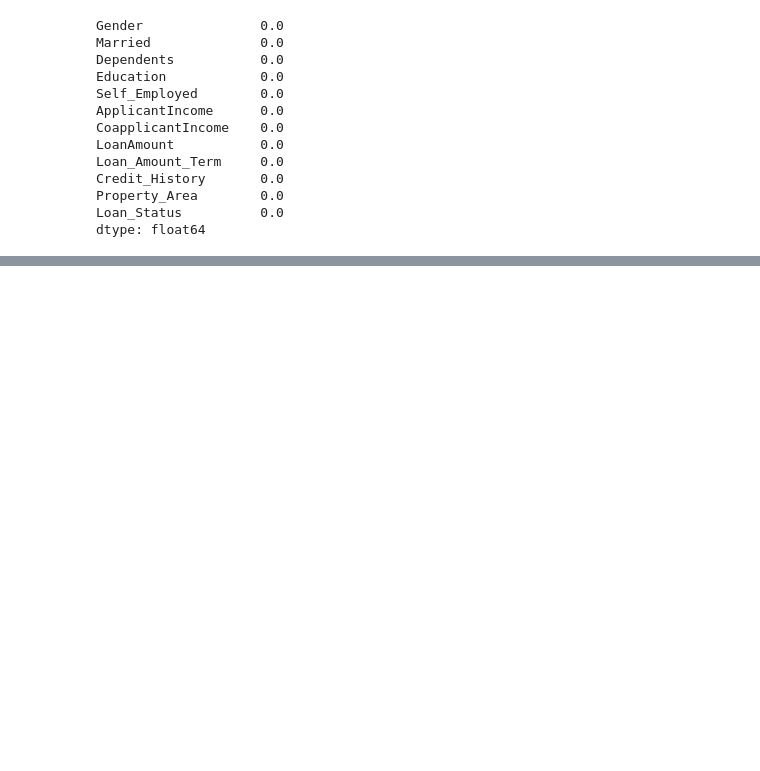
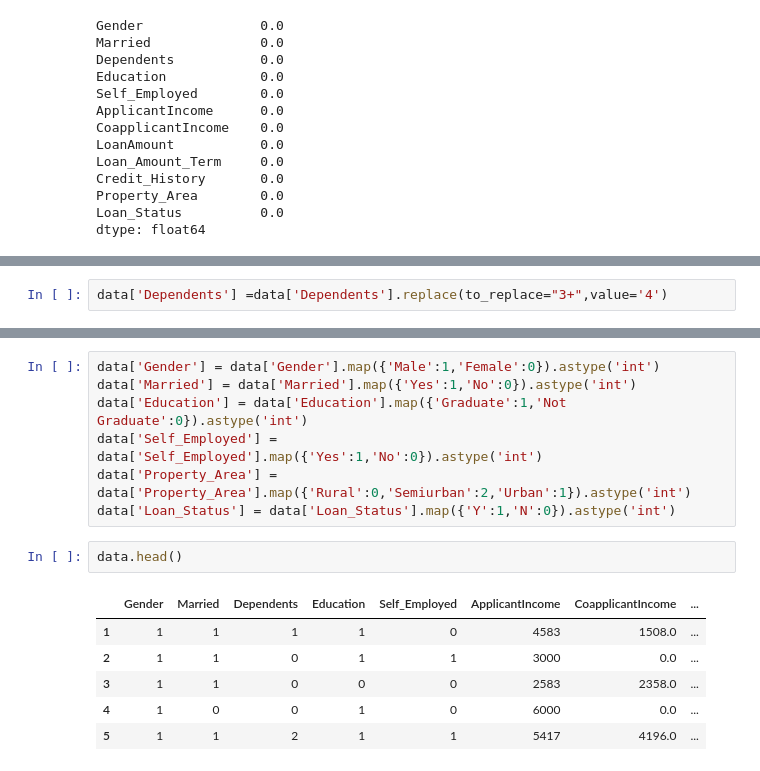
Before and after one commit to dinuwanfernando/10822750-final-year-project, a Jupyter notebook: loan_prediction_test2.ipynb, the cells around one changed output, grey strips where cells are left out. Drawn from its saved outputs; the diff is of its cells as text; blank space fills up the shorter version.

```diff
--- a/loan_prediction_test2.ipynb
+++ b/loan_prediction_test2.ipynb
@@ -173,0 +185,2 @@ dtype: float64
+# %%
+data['Dependents'] =data['Dependents'].replace(to_replace="3+",value='4')
@@ -173,0 +195,16 @@ dtype: float64
+# %%
+data['Gender'] = data['Gender'].map({'Male':1,'Female':0}).astype('int')
+data['Married'] = data['Married'].map({'Yes':1,'No':0}).astype('int')
+data['Education'] = data['Education'].map({'Graduate':1,'Not Graduate':0}).astype('int')
+data['Self_Employed'] = data['Self_Employed'].map({'Yes':1,'No':0}).astype('int')
+data['Property_Area'] = data['Property_Area'].map({'Rural':0,'Semiurban':2,'Urban':1}).astype('int')
+data['Loan_Status'] = data['Loan_Status'].map({'Y':1,'N':0}).astype('int')
+# %%
+data.head()
+# %% [output]
+|  | Gender | Married | Dependents | Education | Self_Employed | ApplicantIncome | CoapplicantIncome | ... |
+| 1 | 1 | 1 | 1 | 1 | 0 | 4583 | 1508.0 | ... |
+| 2 | 1 | 1 | 0 | 1 | 1 | 3000 | 0.0 | ... |
+| 3 | 1 | 1 | 0 | 0 | 0 | 2583 | 2358.0 | ... |
+| 4 | 1 | 0 | 0 | 1 | 0 | 6000 | 0.0 | ... |
+| 5 | 1 | 1 | 2 | 1 | 1 | 5417 | 4196.0 | ... |
```
Also changed, not shown: parts of 4 cells of this notebook.
